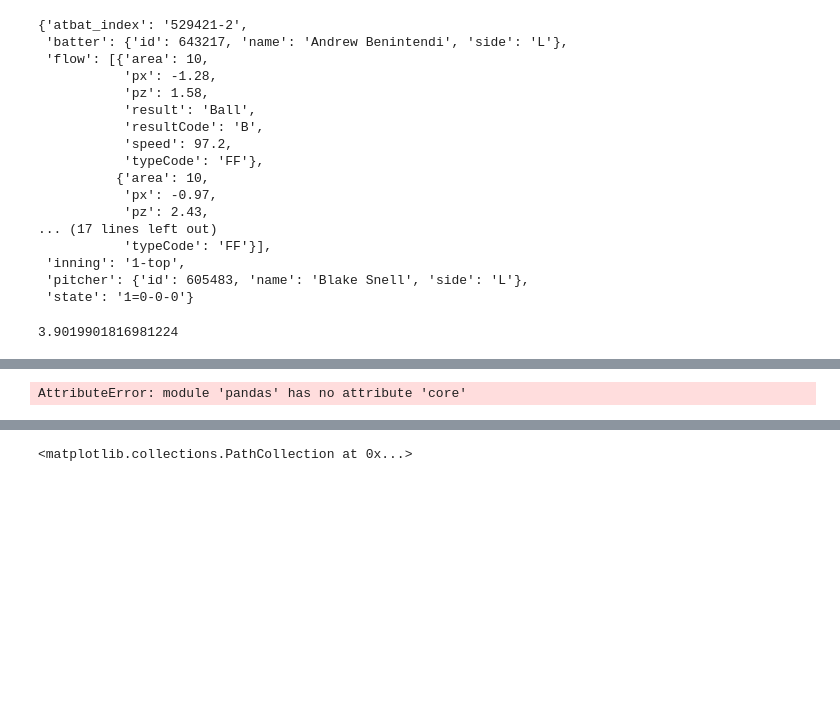
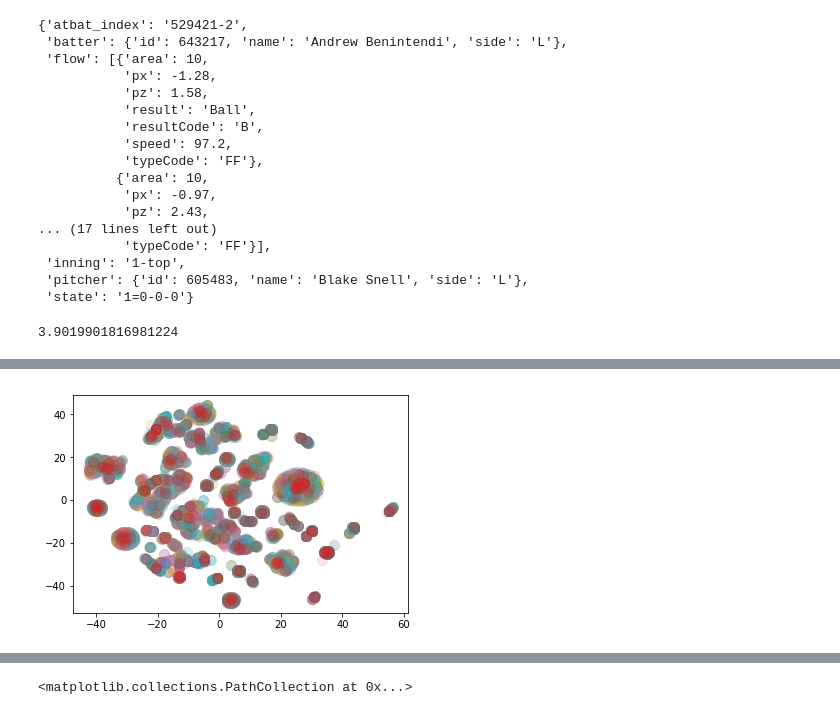
Before and after one commit to rootsofworld/mlb-pitcher-sequence, a Jupyter notebook: pitch_analysis.ipynb, the cells around one changed output, grey strips where cells are left out. Saved outputs shown, nothing was run; the diff lists cells and outputs as text; code cells hidden in the pictures; blank space fills up the shorter version.

```diff
--- a/pitch_analysis.ipynb
+++ b/pitch_analysis.ipynb
@@ -336,19 +336,24 @@ plt.scatter(embd[:, 0], embd[:, 1])
 # %%
 import pandas as pd
 
-x, y = embd
+def getPlayerGroup(name):
+    return list(map(lambda x: x['pitcher']['name'] if x['pitcher']['name'] == name else 'others', new_flows))
+
+x, y = zip(*embd)
+player = getPlayerGroup('Chris Sale')
 state = [ ab['state'] for ab in new_flows ]
-df = pd.Dataframe(dict(x=x,y=y,state=state))
+df = pd.DataFrame(dict(x=x,y=y,label=state[:10000]))
 
-groups = df.groupby('state')
+groups = df.groupby('label')
 
 # Plot
+cm = plt.cm.get_cmap('BrBG')
 fig, ax = plt.subplots()
-ax.margins(0.05) # Optional, just adds 5% padding to the autoscaling
+ax.margins(0.05)
 for name, group in groups:
-    ax.plot(group.x, group.y, marker='o', linestyle='', ms=12, label=name)
-ax.legend()
+    ax.plot(group.x, group.y, 'o', ms=10, label=name, alpha=0.2, linestyle='')
+#ax.legend()
 
 plt.show()
 # %% [output]
-AttributeError: module 'pandas' has no attribute 'core'
+[figure, added]
```
Also changed, not shown: parts of 9 cells of this notebook, 2 other files.
